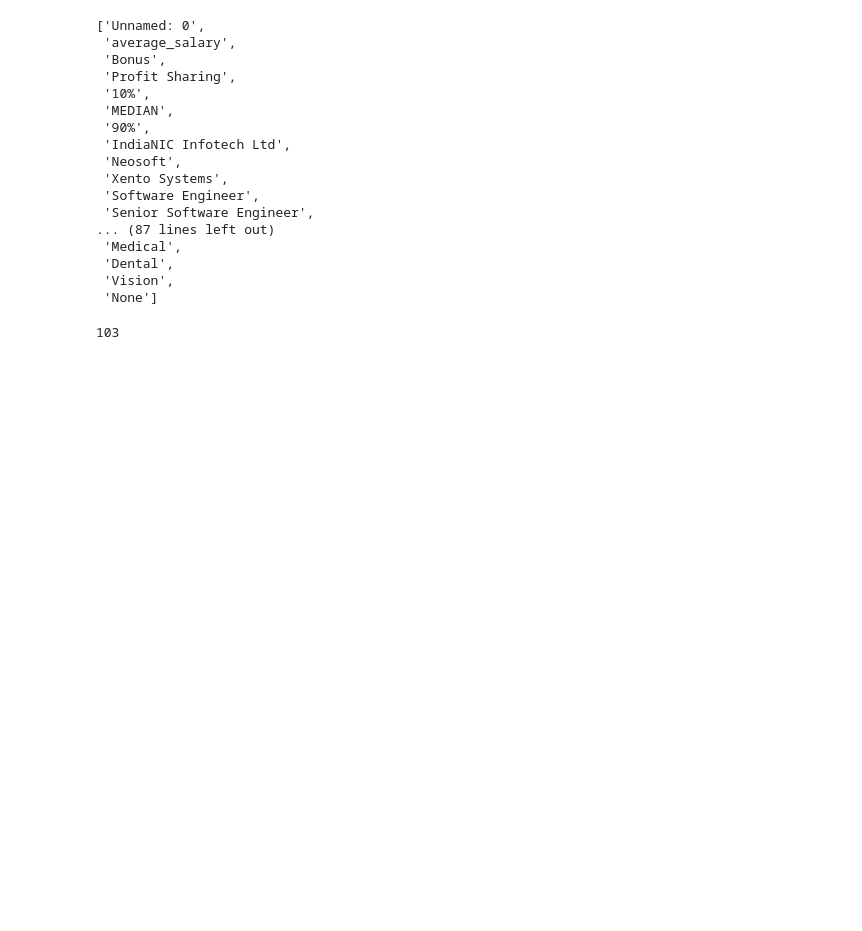
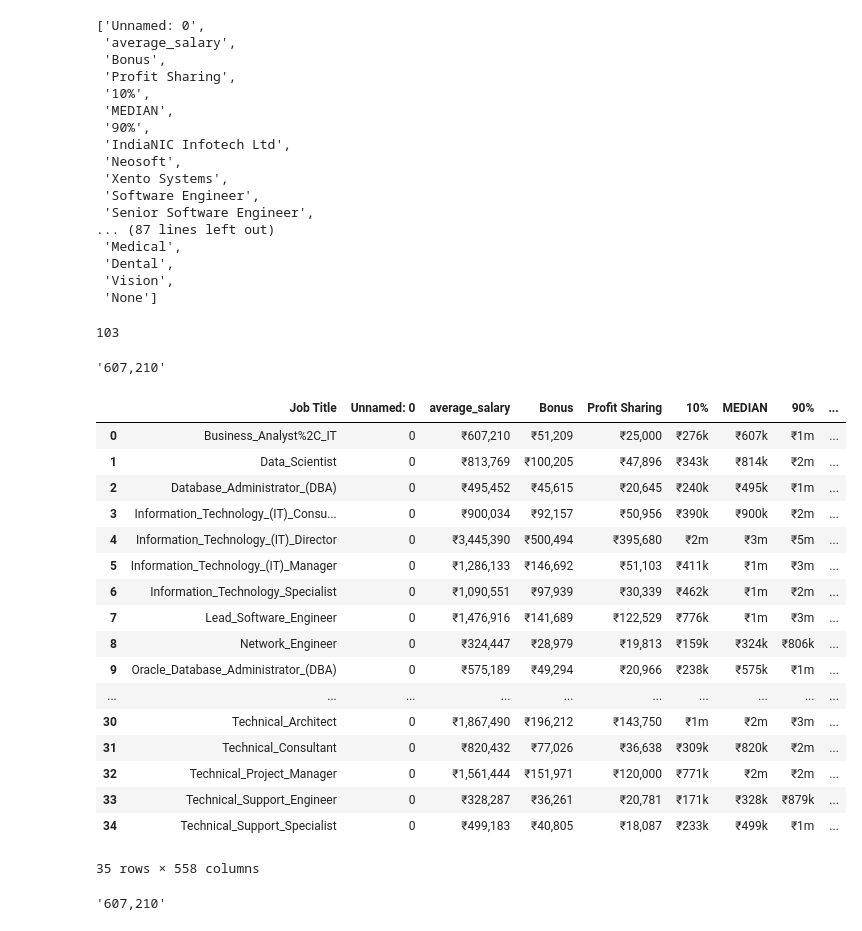
Before and after one commit to saigirishgilly98/Major_Project, a Jupyter notebook: WebScraping.ipynb, the cells around one changed output. Drawn from its saved outputs; the diff is of its cells as text; code cells hidden in the pictures; blank space fills up the shorter version.

```diff
--- a/WebScraping.ipynb
+++ b/WebScraping.ipynb
@@ -459,0 +463,30 @@ len(column_list)
+# %%
+rupee = '₹607,210'
+rupee[1:]
+# %% [output]
+'607,210'
+# %%
+result.reset_index()
+# %% [output]
+|  | Job Title | Unnamed: 0 | average_salary | Bonus | Profit Sharing | 10% | MEDIAN | 90% | ... |
+| 0 | Business_Analyst%2C_IT | 0 | ₹607,210 | ₹51,209 | ₹25,000 | ₹276k | ₹607k | ₹1m | ... |
+| 1 | Data_Scientist | 0 | ₹813,769 | ₹100,205 | ₹47,896 | ₹343k | ₹814k | ₹2m | ... |
+| 2 | Database_Administrator_(DBA) | 0 | ₹495,452 | ₹45,615 | ₹20,645 | ₹240k | ₹495k | ₹1m | ... |
+| 3 | Information_Technology_(IT)_Consu... | 0 | ₹900,034 | ₹92,157 | ₹50,956 | ₹390k | ₹900k | ₹2m | ... |
+| 4 | Information_Technology_(IT)_Director | 0 | ₹3,445,390 | ₹500,494 | ₹395,680 | ₹2m | ₹3m | ₹5m | ... |
+| 5 | Information_Technology_(IT)_Manager | 0 | ₹1,286,133 | ₹146,692 | ₹51,103 | ₹411k | ₹1m | ₹3m | ... |
+| 6 | Information_Technology_Specialist | 0 | ₹1,090,551 | ₹97,939 | ₹30,339 | ₹462k | ₹1m | ₹2m | ... |
+| 7 | Lead_Software_Engineer | 0 | ₹1,476,916 | ₹141,689 | ₹122,529 | ₹776k | ₹1m | ₹3m | ... |
+| 8 | Network_Engineer | 0 | ₹324,447 | ₹28,979 | ₹19,813 | ₹159k | ₹324k | ₹806k | ... |
+| 9 | Oracle_Database_Administrator_(DBA) | 0 | ₹575,189 | ₹49,294 | ₹20,966 | ₹238k | ₹575k | ₹1m | ... |
+| ... | ... | ... | ... | ... | ... | ... | ... | ... | ... |
+| 30 | Technical_Architect | 0 | ₹1,867,490 | ₹196,212 | ₹143,750 | ₹1m | ₹2m | ₹3m | ... |
+| 31 | Technical_Consultant | 0 | ₹820,432 | ₹77,026 | ₹36,638 | ₹309k | ₹820k | ₹2m | ... |
+| 32 | Technical_Project_Manager | 0 | ₹1,561,444 | ₹151,971 | ₹120,000 | ₹771k | ₹2m | ₹2m | ... |
+| 33 | Technical_Support_Engineer | 0 | ₹328,287 | ₹36,261 | ₹20,781 | ₹171k | ₹328k | ₹879k | ... |
+| 34 | Technical_Support_Specialist | 0 | ₹499,183 | ₹40,805 | ₹18,087 | ₹233k | ₹499k | ₹1m | ... |
+35 rows × 558 columns
+# %%
+result.iloc[0, 1][1:]
+# %% [output]
+'607,210'
```
Also changed, not shown: parts of 6 cells of this notebook.
